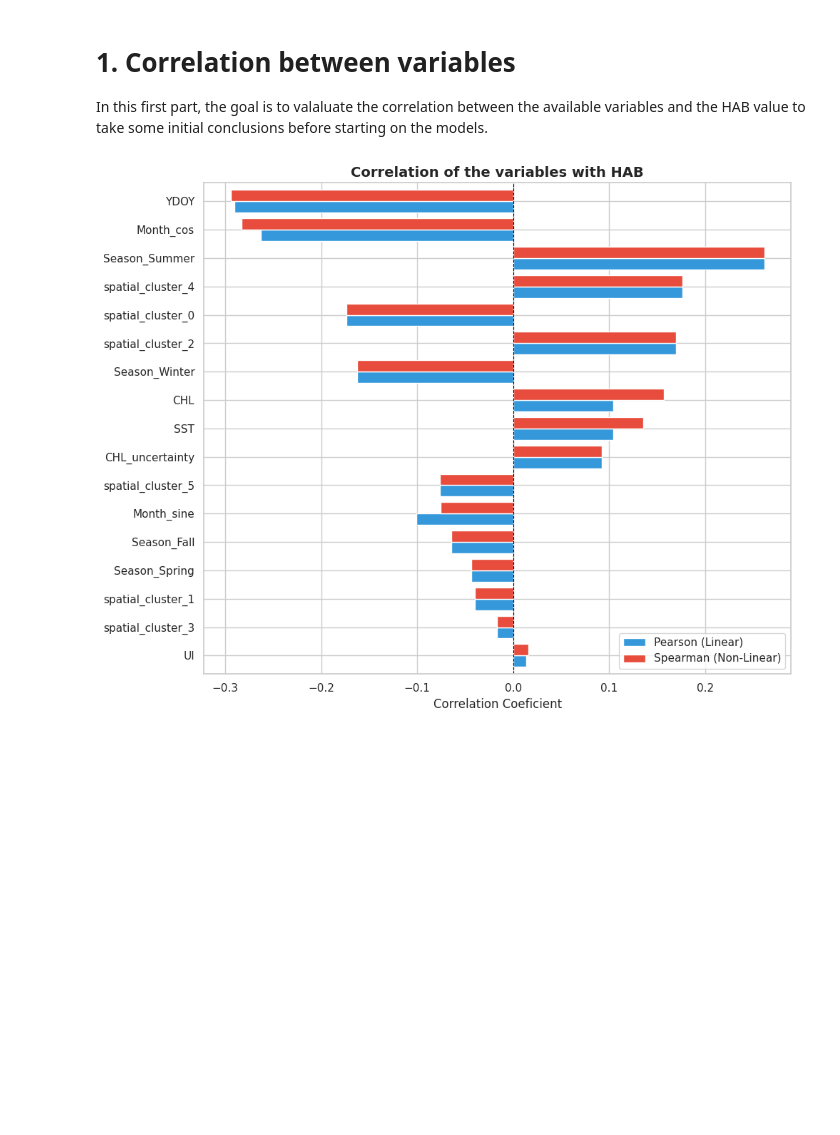
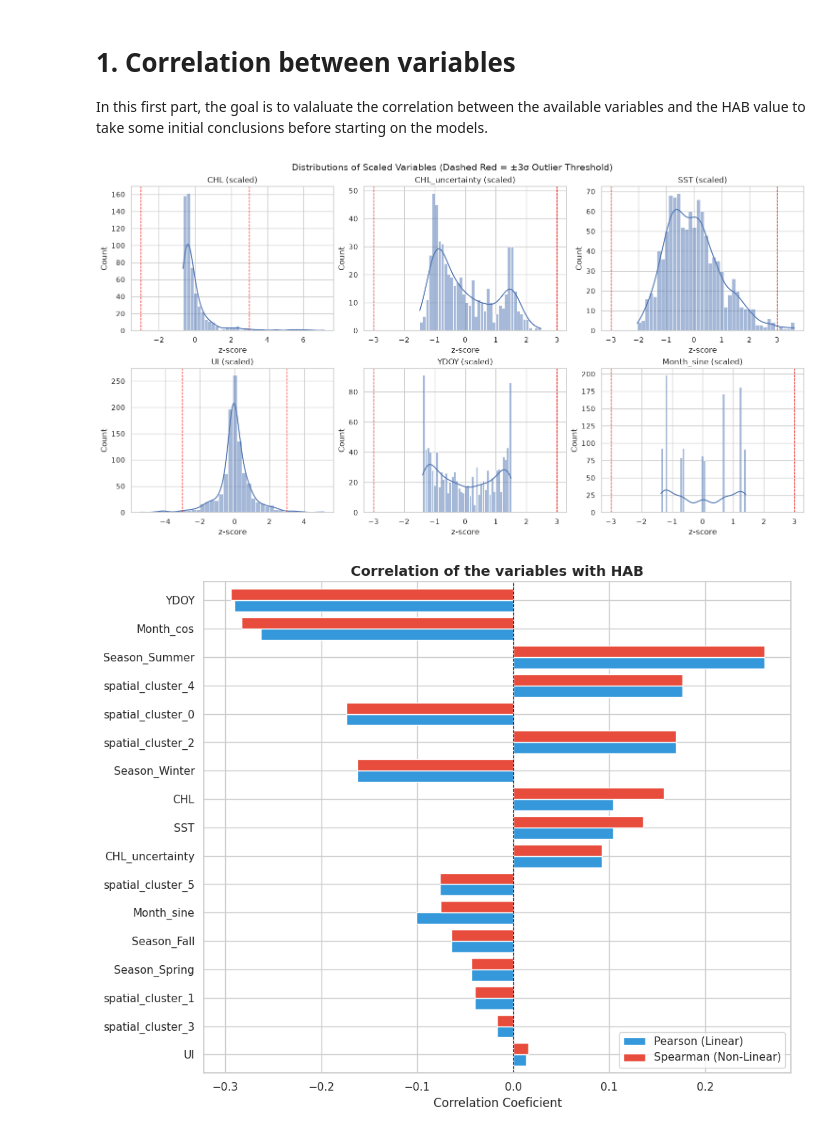
Before and after one commit to gabriel-pinho1/lab-machine-learning, a Jupyter notebook: lab_3/student_submission_template/training_code/documentacao.ipynb, the cells around one changed output. Cells and saved outputs as stored; diff of their text form; code cells hidden in the pictures; blank space fills up the shorter version.

```diff
--- a/lab_3/student_submission_template/training_code/documentacao.ipynb
+++ b/lab_3/student_submission_template/training_code/documentacao.ipynb
@@ -2,33 +2,82 @@
 # 1. Correlation between variables
 In this first part, the goal is to valaluate the correlation between the available variables and the HAB value to take some initial conclusions before starting on the models.
 # %%
+import matplotlib.pyplot as plt
 import numpy as np
 import pandas as pd
-import matplotlib.pyplot as plt
 import seaborn as sns
+from sklearn.preprocessing import StandardScaler
 
-# Import auxilary functions dvaleloped by us to better read the data
-from aux import read_table, month_sine
+# Import auxiliary functions developed by us to better read the data
+from aux import month_sine, read_table
 
 # Configuration of the plots
 sns.set_theme(style="whitegrid")
 plt.rcParams["figure.figsize"] = (12, 8)
-
-
 
 # Uploading the data
 df = read_table("../../data/classification_task1_train.csv")
 
 # Applying the continuous transformation
 df_corr = month_sine(df)
 
 # Convert 'Season' and 'spatial_cluster' into numerical binary columns with One-Hot Encoding
 # in order to see the correlation between month and HAB
-df_corr = pd.get_dummies(df_corr, columns=["Season", "spatial_cluster"], dtype=float)
+df_corr = pd.get_dummies(
+    df_corr, columns=["Season", "spatial_cluster"], dtype=float
+)
 
-# Removing columns that make no sence for the correlation part
+# Removing columns that make no sense for the correlation part
 cols_to_drop = ["Date", "Day", "Year"]
 df_corr = df_corr.drop(columns=[c for c in cols_to_drop if c in df_corr.columns])
+
+# --- Scale continuous variables and plot histograms for outlier inspection ---
+numeric_candidates = df_corr.select_dtypes(include=[np.number]).columns
+unscaled_cols = [
+    c
+    for c in numeric_candidates
+    if c == "HAB"
+    or c.startswith(("Season_", "spatial_cluster_"))
+    or c.endswith(("_sin", "_cos"))
+]
+num_cols = [c for c in numeric_candidates if c not in unscaled_cols]
+
+scaler = StandardScaler()
+df_scaled = pd.DataFrame(
+    scaler.fit_transform(df_corr[num_cols]),
+    columns=num_cols,
+    index=df_corr.index,
+)
+
+n_cols = 3
+n_rows = int(np.ceil(len(num_cols) / n_cols))
+fig, axes = plt.subplots(
+    n_rows,
+    n_cols,
+    figsize=(15, 4 * n_rows),
+    squeeze=False,
+    constrained_layout=True,
+)
+axes = axes.flatten()
+
+for i, col in enumerate(num_cols):
+  sns.histplot(df_scaled[col].dropna(), bins=40, kde=True, ax=axes[i])
+  axes[i].axvline(-3, color="red", linestyle="--", linewidth=1, label="±3σ")
+  axes[i].axvline(3, color="red", linestyle="--", linewidth=1)
+  axes[i].set_title(f"{col} (scaled)")
+  axes[i].set_xlabel("z-score")
+
+# Hide unused subplots if num_cols is not a multiple of 3
+for j in range(i + 1, len(axes)):
+  axes[j].set_visible(False)
+
+fig.suptitle(
+    "Distributions of Scaled Variables (Dashed Red = ±3σ Outlier Threshold)",
+    fontsize=14,
+)
+plt.show()
+# %% [output]
+[figure, added]
 # %%
 # Calculating correlations with the target variable HAB
 # Pearson: Linear correlation - if the relation is given by a line (sensible to outliers)
```
Also changed, not shown: 11 other files.
